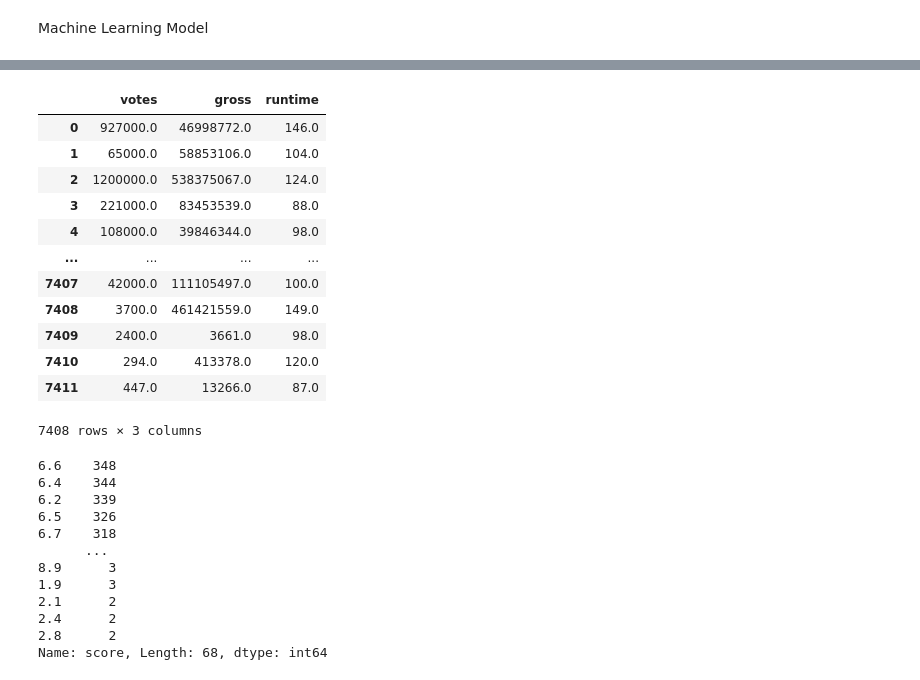
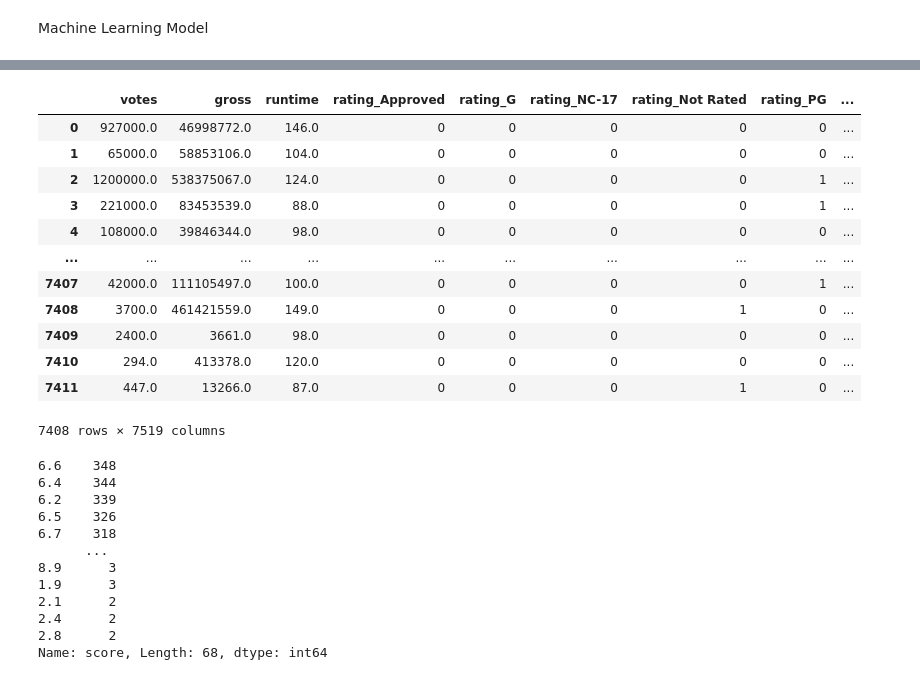
Before and after one commit to AleksKostrycka/Movie_Review_Project, a Jupyter notebook: Linear_Regression_Machine_Learning_Model.ipynb, the cells around one changed output, grey strips where cells are left out. Drawn from its saved outputs; the diff is of its cells as text; code cells hidden in the pictures.

```diff
--- a/Linear_Regression_Machine_Learning_Model.ipynb
+++ b/Linear_Regression_Machine_Learning_Model.ipynb
@@ -345,9 +345,8 @@ Machine Learning Model
 # %%
 # Split the data into features and target
 # Create our features
-#X = pd.get_dummies(movies_df, columns=['rating','genre','year','director','writer',
-#                                                'star','country','company']).drop('score',axis=1)
+X = pd.get_dummies(movies_df, columns=['rating','genre','year','director','writer',
+                                                'star','country','company']).drop('score',axis=1)
 
-X = numeric_df
 # Create our target
 y = movies_df['score']
@@ -354,20 +403,21 @@ y = movies_df['score']
 # %%
-# View X
+# Drop 'name' column
+X = X.drop(columns=['name'])
 X
 # %% [output]
-|  | votes | gross | runtime |
-| 0 | 927000.0 | 46998772.0 | 146.0 |
-| 1 | 65000.0 | 58853106.0 | 104.0 |
-| 2 | 1200000.0 | 538375067.0 | 124.0 |
-| 3 | 221000.0 | 83453539.0 | 88.0 |
-| 4 | 108000.0 | 39846344.0 | 98.0 |
-| ... | ... | ... | ... |
-| 7407 | 42000.0 | 111105497.0 | 100.0 |
-| 7408 | 3700.0 | 461421559.0 | 149.0 |
-| 7409 | 2400.0 | 3661.0 | 98.0 |
-| 7410 | 294.0 | 413378.0 | 120.0 |
-| 7411 | 447.0 | 13266.0 | 87.0 |
+|  | votes | gross | runtime | rating_Approved | rating_G | rating_NC-17 | rating_Not Rated | rating_PG | ... |
+| 0 | 927000.0 | 46998772.0 | 146.0 | 0 | 0 | 0 | 0 | 0 | ... |
+| 1 | 65000.0 | 58853106.0 | 104.0 | 0 | 0 | 0 | 0 | 0 | ... |
+| 2 | 1200000.0 | 538375067.0 | 124.0 | 0 | 0 | 0 | 0 | 1 | ... |
+| 3 | 221000.0 | 83453539.0 | 88.0 | 0 | 0 | 0 | 0 | 1 | ... |
+| 4 | 108000.0 | 39846344.0 | 98.0 | 0 | 0 | 0 | 0 | 0 | ... |
+| ... | ... | ... | ... | ... | ... | ... | ... | ... | ... |
+| 7407 | 42000.0 | 111105497.0 | 100.0 | 0 | 0 | 0 | 0 | 1 | ... |
+| 7408 | 3700.0 | 461421559.0 | 149.0 | 0 | 0 | 0 | 1 | 0 | ... |
+| 7409 | 2400.0 | 3661.0 | 98.0 | 0 | 0 | 0 | 0 | 0 | ... |
+| 7410 | 294.0 | 413378.0 | 120.0 | 0 | 0 | 0 | 0 | 0 | ... |
+| 7411 | 447.0 | 13266.0 | 87.0 | 0 | 0 | 0 | 1 | 0 | ... |
-7408 rows × 3 columns
+7408 rows × 7519 columns
 # %%
 # Check balance of target values
 y.value_counts()
```
Also changed, not shown: parts of 10 cells of this notebook.
